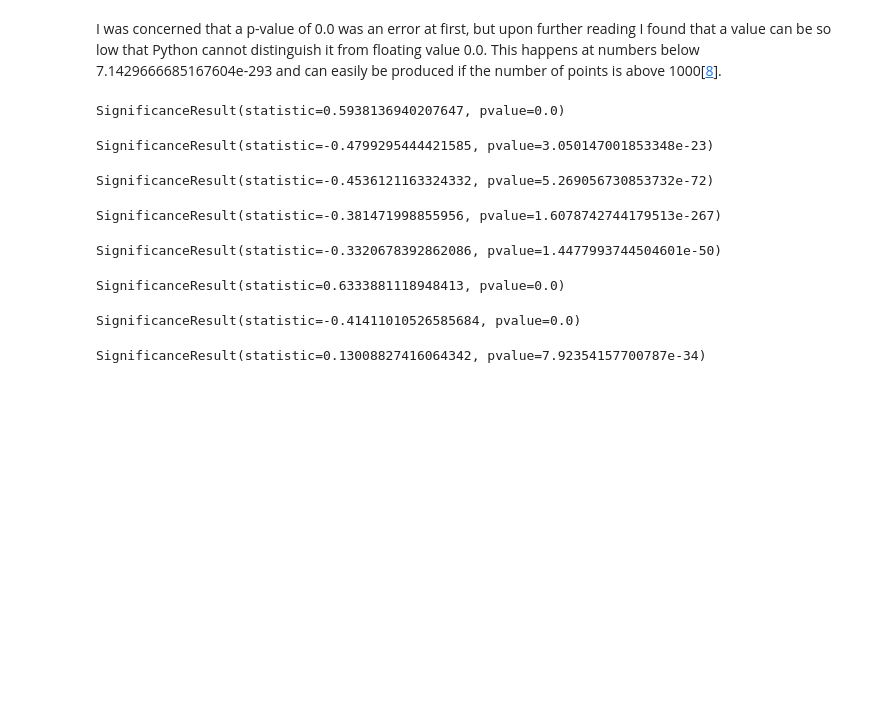
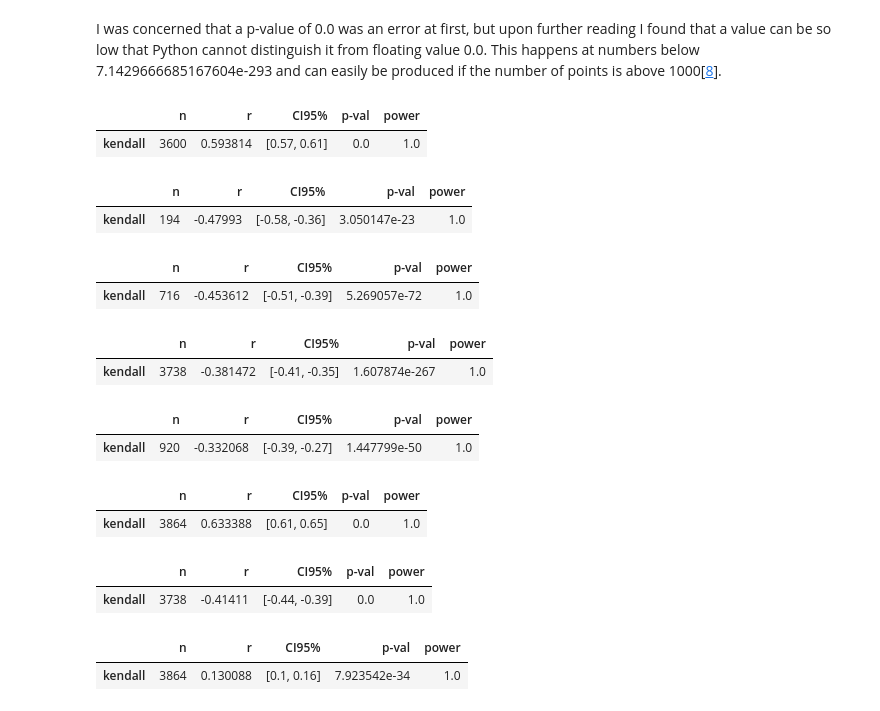
Before and after one commit to mangocrush/whomaternal, a Jupyter notebook: WHOproject.ipynb, the cells around one changed output. Cells and saved outputs as stored; diff of their text form; code cells hidden in the pictures; blank space fills up the shorter version.

```diff
--- a/WHOproject.ipynb
+++ b/WHOproject.ipynb
@@ -435,35 +442,44 @@ dl.tail(10)
 # %% [markdown]
 I was concerned that a p-value of 0.0 was an error at first, but upon further reading I found that a value can be so low that Python cannot distinguish it from floating value 0.0. This happens at numbers below 7.1429666685167604e-293 and can easily be produced if the number of points is above 1000[[8](https://stackoverflow.com/questions/20530138/scipy-p-value-returns-0-0)].
 # %%
-scipy.stats.kendalltau(df0['Maternal mortality ratio'], df0['Pregnant anemia'], nan_policy='omit')
+pg.corr(x=df0['Maternal mortality ratio'], y=df0['Pregnant anemia'], method='kendall')
 # %% [output]
-SignificanceResult(statistic=0.5938136940207647, pvalue=0.0)
+|  | n | r | CI95% | p-val | power |
+| kendall | 3600 | 0.593814 | [0.57, 0.61] | 0.0 | 1.0 |
 # %%
-scipy.stats.kendalltau(df0['Maternal mortality ratio'], df0['Postnatal contact'], nan_policy='omit')
+pg.corr(x=df0['Maternal mortality ratio'], y=df0['Postnatal contact'], method='kendall')
 # %% [output]
-SignificanceResult(statistic=-0.4799295444421585, pvalue=3.050147001853348e-23)
+|  | n | r | CI95% | p-val | power |
+| kendall | 194 | -0.47993 | [-0.58, -0.36] | 3.050147e-23 | 1.0 |
 # %%
-scipy.stats.kendalltau(df0['Maternal mortality ratio'], df0['Syphilis test during pregnancy'], nan_policy='omit')
+pg.corr(x=df0['Maternal mortality ratio'], y=df0['Syphilis test during pregnancy'], method='kendall')
 # %% [output]
-SignificanceResult(statistic=-0.4536121163324332, pvalue=5.269056730853732e-72)
+|  | n | r | CI95% | p-val | power |
+| kendall | 716 | -0.453612 | [-0.51, -0.39] | 5.269057e-72 | 1.0 |
 # %%
-scipy.stats.kendalltau(df0['Maternal mortality ratio'], df0['Modern family planning'], nan_policy='omit')
+pg.corr(x=df0['Maternal mortality ratio'], y=df0['Modern family planning'], method='kendall')
 # %% [output]
-SignificanceResult(statistic=-0.381471998855956, pvalue=1.6078742744179513e-267)
+|  | n | r | CI95% | p-val | power |
+| kendall | 3738 | -0.381472 | [-0.41, -0.35] | 1.607874e-267 | 1.0 |
 # %%
-scipy.stats.kendalltau(df0['Maternal mortality ratio'], df0['Birth sex ratio m to f'], nan_policy='omit')
+pg.corr(x=df0['Maternal mortality ratio'], y=df0['Birth sex ratio m to f'], method='kendall')
 # %% [output]
-SignificanceResult(statistic=-0.3320678392862086, pvalue=1.4477993744504601e-50)
+|  | n | r | CI95% | p-val | power |
+| kendall | 920 | -0.332068 | [-0.39, -0.27] | 1.447799e-50 | 1.0 |
 # %%
-scipy.stats.kendalltau(df0['Maternal mortality ratio'], df0['Total fertility rate'], nan_policy='omit')
+pg.corr(x=df0['Maternal mortality ratio'], y=df0['Total fertility rate'], method='kendall')
 # %% [output]
-SignificanceResult(statistic=0.6333881118948413, pvalue=0.0)
+|  | n | r | CI95% | p-val | power |
+| kendall | 3864 | 0.633388 | [0.61, 0.65] | 0.0 | 1.0 |
 # %%
-scipy.stats.kendalltau(df0['Maternal mortality ratio'], df0['Contraceptive prevalence'], nan_policy='omit')
+pg.corr(x=df0['Maternal mortality ratio'], y=df0['Contraceptive prevalence'], method='kendall')
 # %% [output]
-SignificanceResult(statistic=-0.41411010526585684, pvalue=0.0)
+|  | n | r | CI95% | p-val | power |
+| kendall | 3738 | -0.41411 | [-0.44, -0.39] | 0.0 | 1.0 |
 # %%
-scipy.stats.kendalltau(df0['Maternal mortality ratio'], df0['Crude death rate'], nan_policy='omit')
+pg.corr(x=df0['Maternal mortality ratio'], y=df0['Crude death rate'], method='kendall')
+# Pretty weak correlation, but quite significant P-value. Tossed
 # %% [output]
-SignificanceResult(statistic=0.13008827416064342, pvalue=7.92354157700787e-34)
+|  | n | r | CI95% | p-val | power |
+| kendall | 3864 | 0.130088 | [0.1, 0.16] | 7.923542e-34 | 1.0 |
 # %%
```
Also changed, not shown: parts of 21 cells of this notebook.
